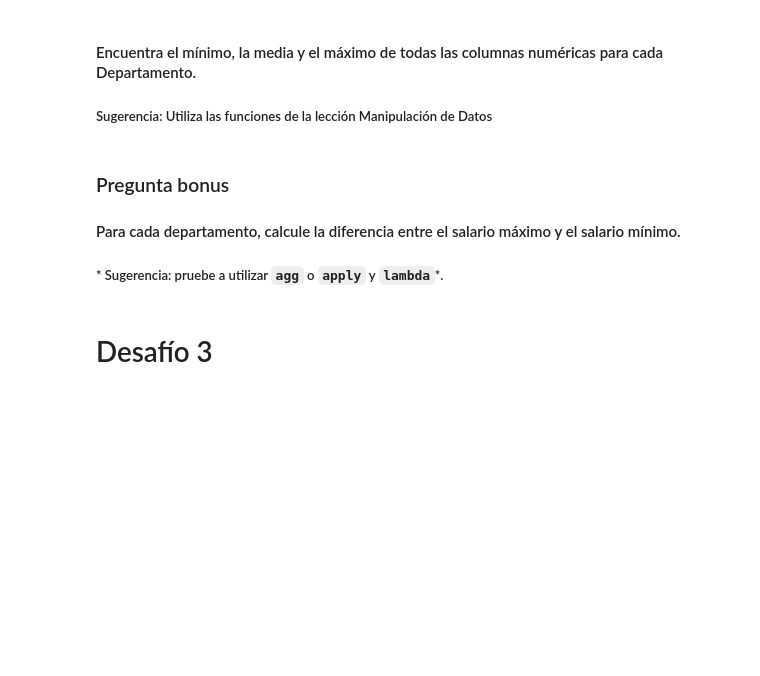
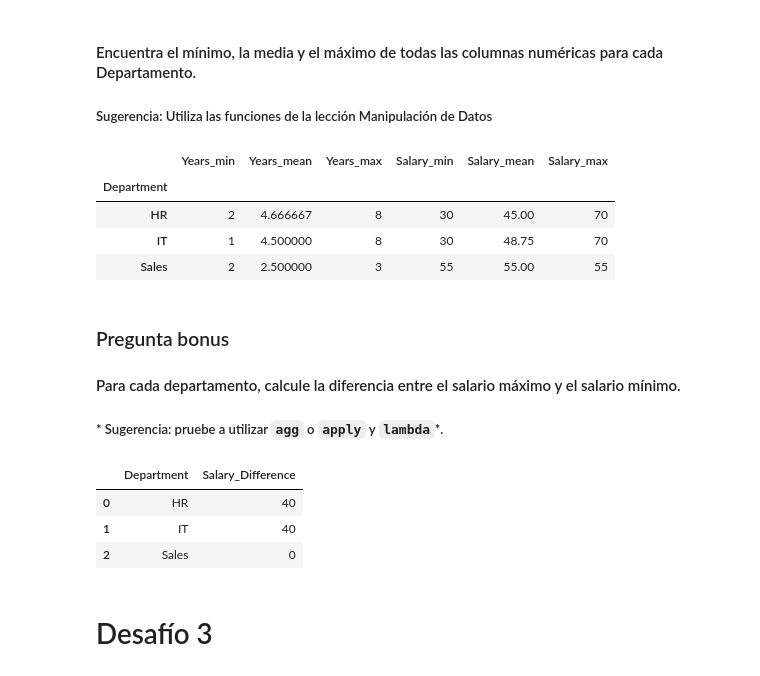
Before and after one commit to ironhack-ds-jcampos/lab-descriptive-stats-es, a Jupyter notebook: your-code/main.ipynb, the cells around one changed output. Saved outputs shown, nothing was run; the diff lists cells and outputs as text; code cells hidden in the pictures; blank space fills up the shorter version.

```diff
--- a/your-code/main.ipynb
+++ b/your-code/main.ipynb
@@ -263,3 +283,20 @@ En Probabilidad y Estadística, los cuantiles son puntos de corte que dividen el
+# %%
+funciones = {
+    'Years': ['min', 'mean', 'max'],
+    'Salary': ['min', 'mean', 'max']
+}
+
+grouped = employee.groupby('Department').agg(funciones)
+
+grouped.columns = ['_'.join(col).strip() for col in grouped.columns.values]
+
+grouped
+# %% [output]
+|  | Years_min | Years_mean | Years_max | Salary_min | Salary_mean | Salary_max |
+| Department |  |  |  |  |  |  |
+| HR | 2 | 4.666667 | 8 | 30 | 45.00 | 70 |
+| IT | 1 | 4.500000 | 8 | 30 | 48.75 | 70 |
+| Sales | 2 | 2.500000 | 3 | 55 | 55.00 | 55 |
 # %% [markdown]
 ### Pregunta bonus
 
@@ -271,3 +306,14 @@ En Probabilidad y Estadística, los cuantiles son puntos de corte que dividen el
+# %%
+salary_diff = employee.groupby('Department')['Salary'].agg(lambda x: x.max() - x.min()).reset_index()
+
+salary_diff = salary_diff.rename(columns={'Salary': 'Salary_Difference'})
+
+salary_diff
+# %% [output]
+|  | Department | Salary_Difference |
+| 0 | HR | 40 |
+| 1 | IT | 40 |
+| 2 | Sales | 0 |
 # %% [markdown]
 # Desafío 3
 # %% [markdown]
```
Also changed, not shown: parts of 10 cells of this notebook.
